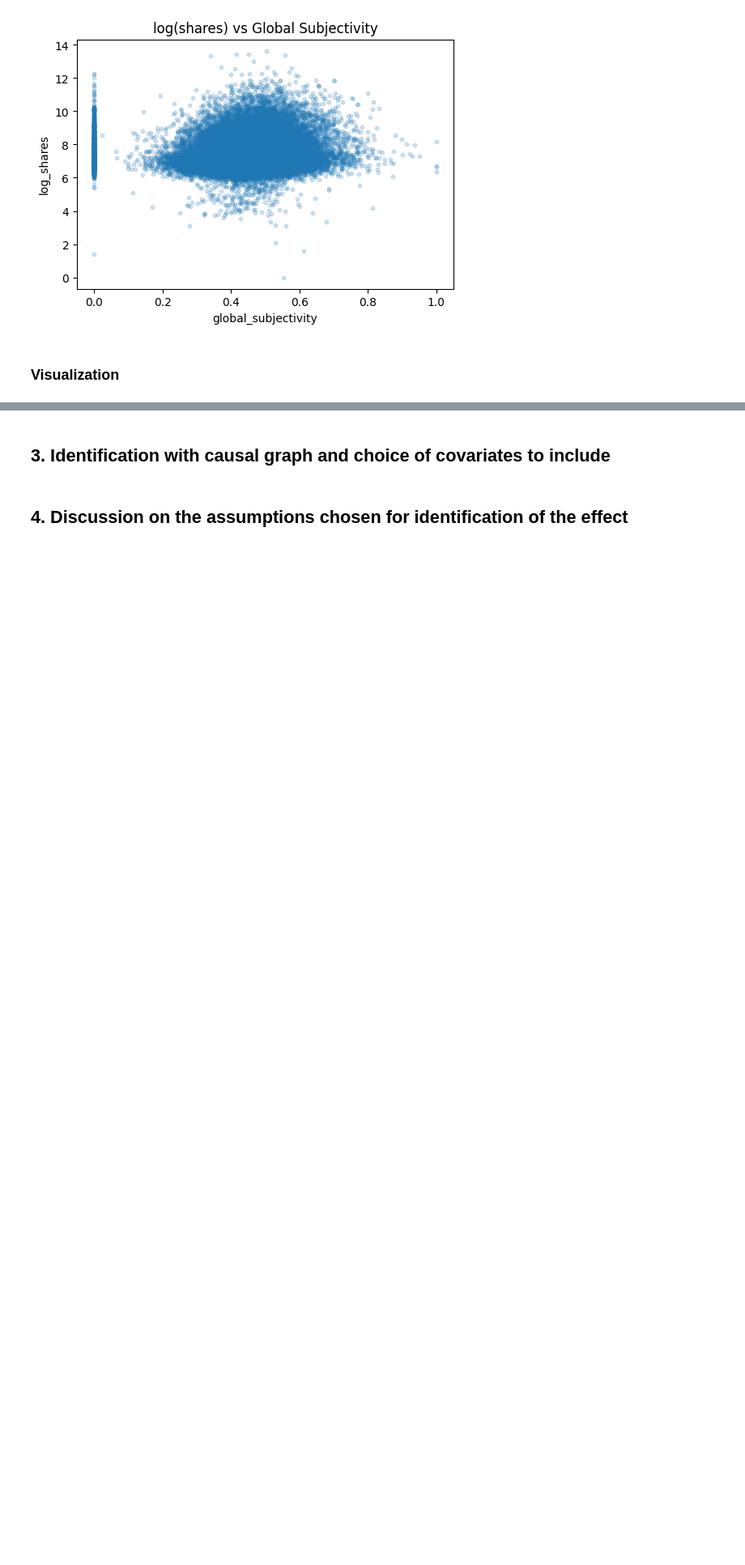
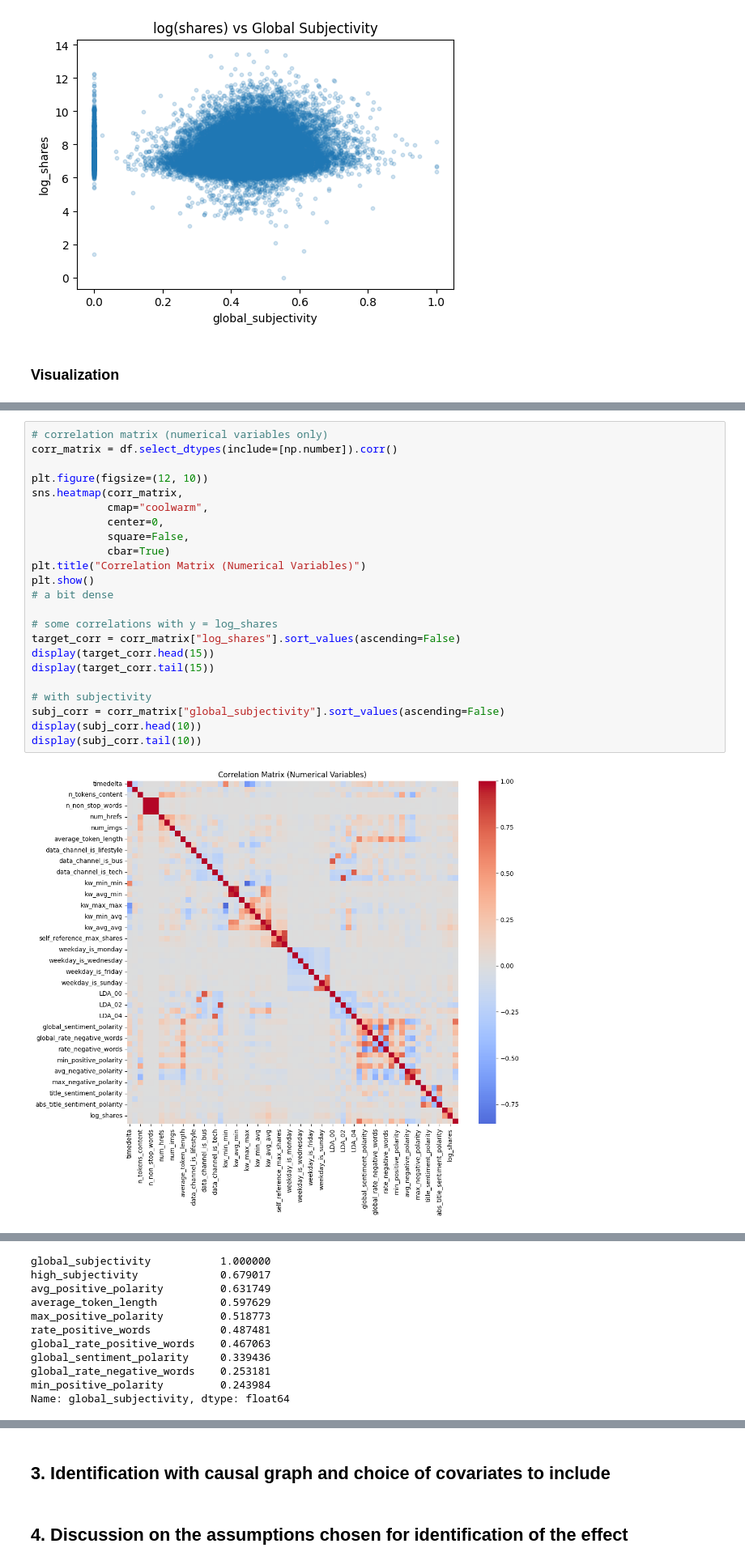
Before and after one commit to carlalucas/ml_for_econometrics, a Jupyter notebook: main.ipynb, the cells around one changed output, grey strips where cells are left out. Shown at 81% size. Cells and saved outputs as stored; diff of their text form; blank space fills up the shorter version.

Commit message:
visuals

```diff
--- a/main.ipynb
+++ b/main.ipynb
@@ -220,0 +220,25 @@ AttributeError: 'DataFrame' object has no attribute 'data'
+# %%
+# correlation matrix (numerical variables only)
+corr_matrix = df.select_dtypes(include=[np.number]).corr()
+
+plt.figure(figsize=(12, 10))
+sns.heatmap(corr_matrix,
+            cmap="coolwarm",
+            center=0,
+            square=False,
+            cbar=True)
+plt.title("Correlation Matrix (Numerical Variables)")
+plt.show()
+# a bit dense
+
+# some correlations with y = log_shares
+target_corr = corr_matrix["log_shares"].sort_values(ascending=False)
+display(target_corr.head(15))
+display(target_corr.tail(15))
+
+# with subjectivity
+subj_corr = corr_matrix["global_subjectivity"].sort_values(ascending=False)
+display(subj_corr.head(10))
+display(subj_corr.tail(10))
+# %% [output]
+[figure, added]
@@ -220,0 +277,11 @@ AttributeError: 'DataFrame' object has no attribute 'data'
+global_subjectivity           1.000000
+high_subjectivity             0.679017
+avg_positive_polarity         0.631749
+average_token_length          0.597629
+max_positive_polarity         0.518773
+rate_positive_words           0.487481
+global_rate_positive_words    0.467063
+global_sentiment_polarity     0.339436
+global_rate_negative_words    0.253181
+min_positive_polarity         0.243984
+Name: global_subjectivity, dtype: float64
```
Also changed, not shown: parts of 4 cells of this notebook.
